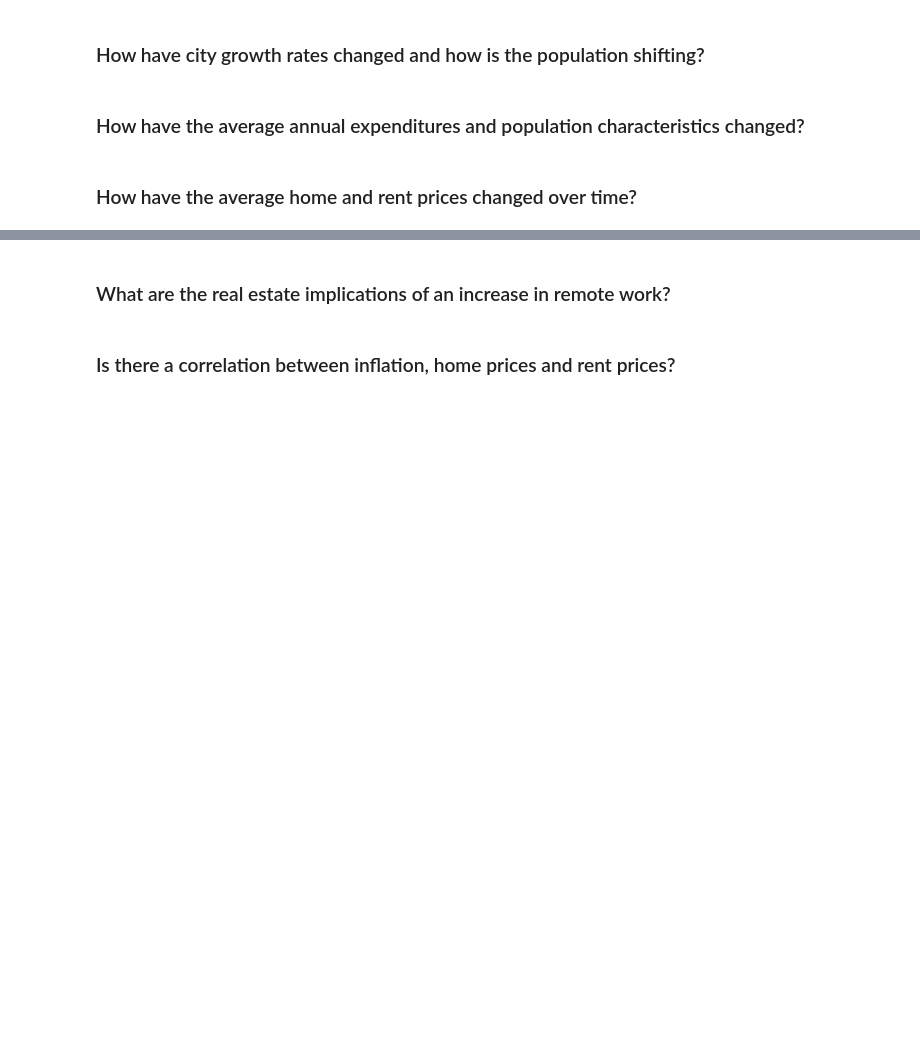
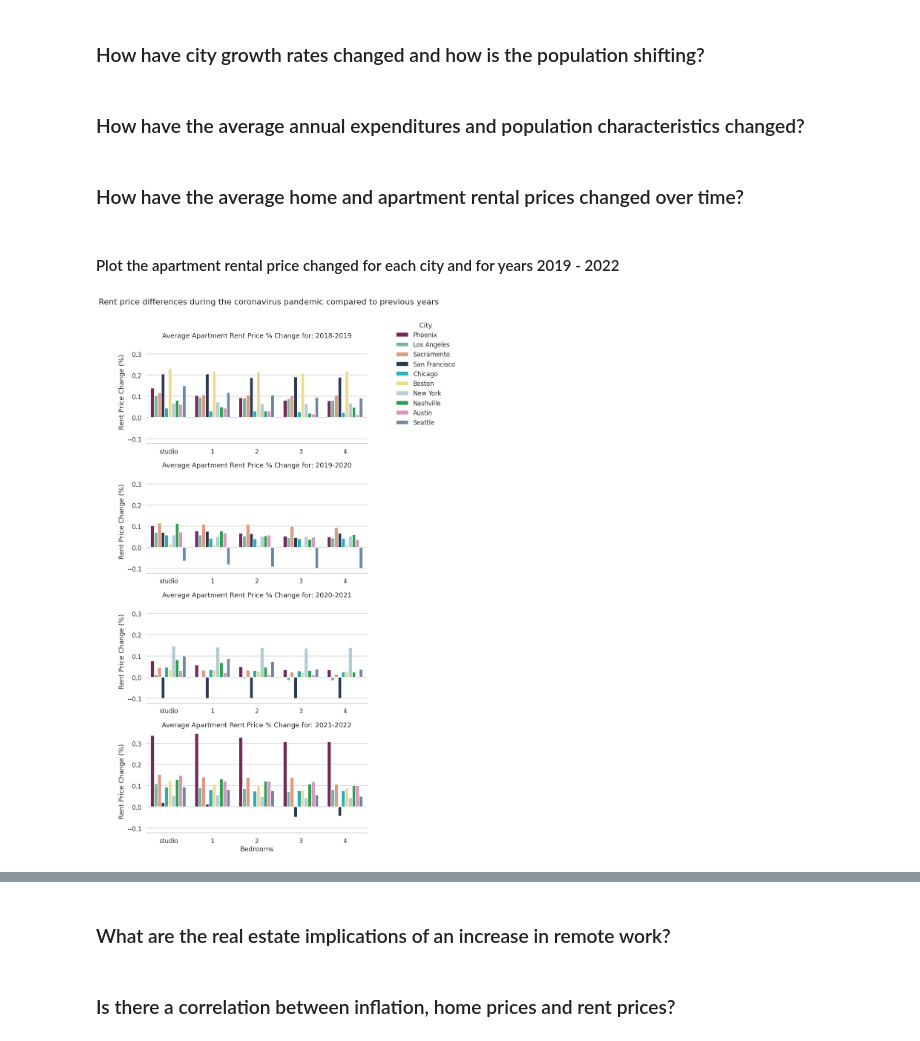
Before and after one commit to Keren-Neeq/DS4A-Team1, a Jupyter notebook: notebooks/Team1_EDA.ipynb, the cells around one changed output, grey strips where cells are left out. Drawn from its saved outputs; the diff is of its cells as text; code cells hidden in the pictures; blank space fills up the shorter version.

```diff
--- a/notebooks/Team1_EDA.ipynb
+++ b/notebooks/Team1_EDA.ipynb
@@ -37,0 +194,9 @@ import plotly.express as px
+# %%
+# Extract number of bedrooms and year from apartment_type column
+merged_df[['Bedroom','Year']] = merged_df['apartment_type'].str.split('_', expand=True)
+# %%
+# Replace year with annual range
+yeardict = {'19': '2018-2019', '20':'2019-2020', '21':'2020-2021', '22':'2021-2022'}
+
+merged_df['Year'] = merged_df['Year'].map(yeardict)
+merged_df
@@ -37,0 +217,5 @@ import plotly.express as px
+# %%
+merged_df.drop(columns = 'apartment_type', inplace=True)
+# %%
+merged_df['City'] = merged_df['City'].str.replace("_"," ")
+merged_df['Bedroom'] = merged_df['Bedroom'].str.split('bdrm', expand = True)[0]
@@ -48,4 +250,22 @@ import plotly.express as px
 # %% [markdown]
 ### How have the average annual expenditures and population characteristics changed?
 # %% [markdown]
-### How have the average home and rent prices changed over time?
+### How have the average home and apartment rental prices changed over time?
+# %% [markdown]
+#### Plot the apartment rental price changed for each city and for years 2019 - 2022
+# %%
+colors = ["#7e1e59","#66c2a5","#ea9675","#263655","#17becf","#ffe579","#add0d8","#1ab048","#e78ac3","#668aaa"]
+sns.set_palette(sns.color_palette(colors))
+
+f = sns.catplot(data = merged_df, x = 'Bedroom', y= 'Percent Difference', kind = 'bar', col = 'Year', hue = 'City',
+            col_wrap= 1, sharex = False, height=5, aspect = 2)
+f.despine(left=True)
+f.fig.suptitle("Rent price differences during the coronavirus pandemic compared to previous years", y=1.05)
+f.set_titles("Average Apartment Rent Price % Change for: {col_name}")
+f.set_axis_labels('Bedrooms','Rent Price Change (%)')
+f.set_xticklabels(rotation = 'horizontal')
+sns.move_legend(f, "center right",frameon=False, bbox_to_anchor = (1.1,0.9))
+
+plt.show()
+# %% [output]
+[figure, added]
```
Also changed, not shown: parts of 32 cells of this notebook.
